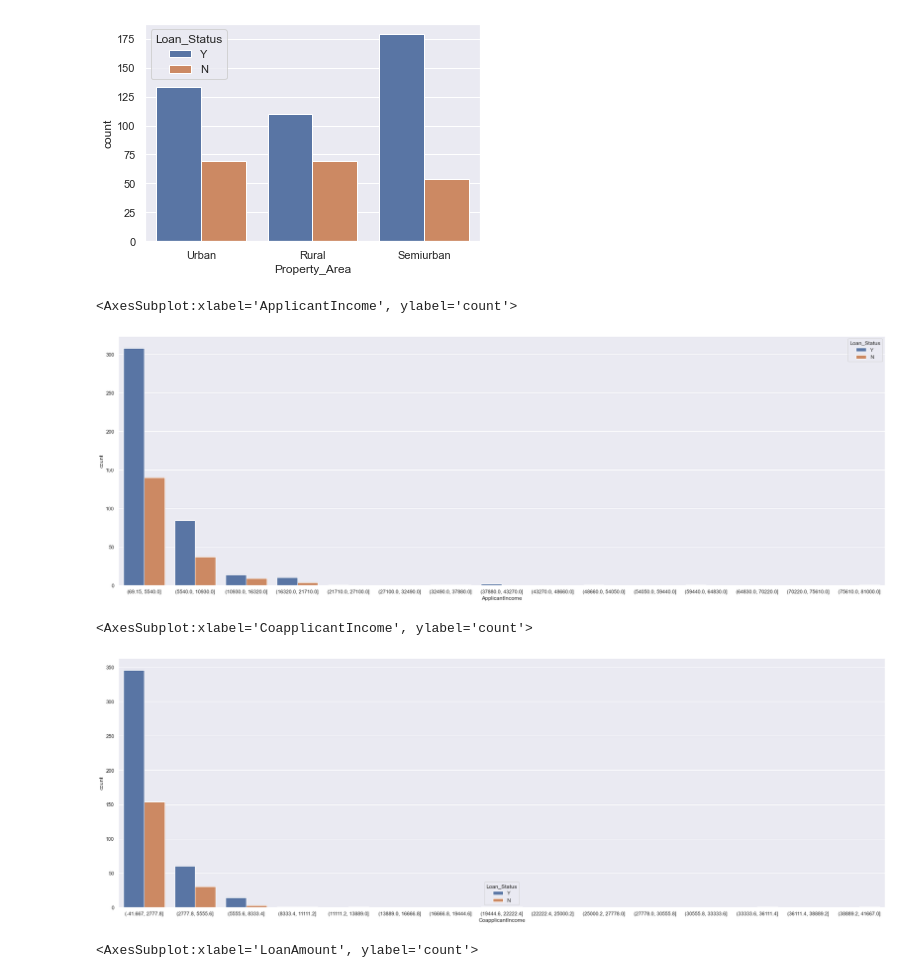
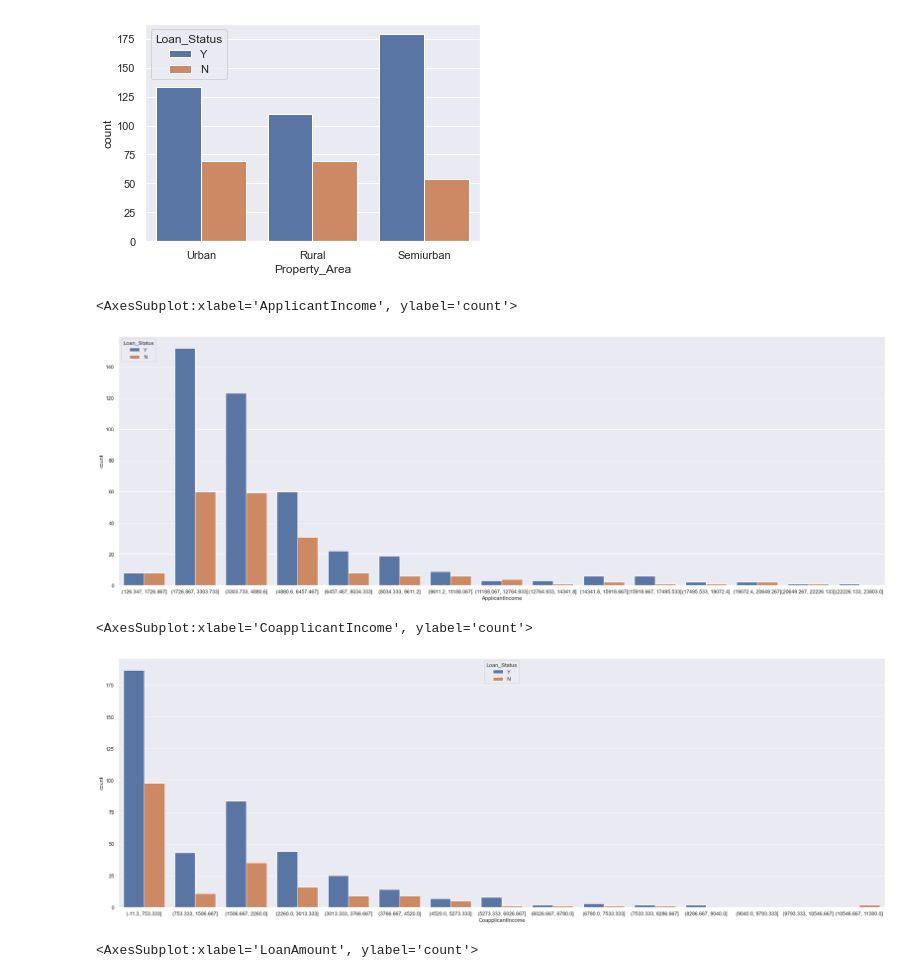
Before and after one commit to bob-loblawb/Loan-Prediction, a Jupyter notebook: loan.ipynb, the cells around one changed output. Saved outputs shown, nothing was run; the diff lists cells and outputs as text; code cells hidden in the pictures.

```diff
--- a/loan.ipynb
+++ b/loan.ipynb
@@ -162,27 +175,35 @@ sns.countplot(x='Property_Area',hue='Loan_Status',data=train)
 <AxesSubplot:xlabel='Property_Area', ylabel='count'>
 [figure]
 # %%
-#drop rows where loan status i
-#train.dropna(subset=['Loan_Status'])
+#Dividing people by income to find distribution of loan applicants and loan approval by income
 df=train
+#remove outliers
+df=df[df['ApplicantIncome']<30000]
+df2=df
+#bin applicant income into 15 bins
 df=pd.cut(df['ApplicantIncome'],bins=15)
-df2=pd.concat([df,train['Loan_Status']],axis=1)
-df2
+#concat the result with loan_status
+df2=pd.concat([df,df2['Loan_Status']],axis=1)
 plt.figure(figsize=(30,10))
 sns.countplot(x='ApplicantIncome',hue='Loan_Status',data=df2)
 # %% [output]
 <AxesSubplot:xlabel='ApplicantIncome', ylabel='count'>
-[figure, old version]
+[figure, new version]
 # %%
+#Dividing people by coapplicantincome to find distribution of loan applicants and loan approval by coapplicantincome
 df=train
+#remove outliers
+df=df[df['CoapplicantIncome']<15000]
+df2=df
+#bin Coapplicant income into 15 bins
 df=pd.cut(df['CoapplicantIncome'],bins=15)
-df2=pd.concat([df,train['Loan_Status']],axis=1)
-df2
+#concat the result with loan_status
+df2=pd.concat([df,df2['Loan_Status']],axis=1)
 plt.figure(figsize=(30,10))
 sns.countplot(x='CoapplicantIncome',hue='Loan_Status',data=df2)
 # %% [output]
 <AxesSubplot:xlabel='CoapplicantIncome', ylabel='count'>
-[figure, old version]
+[figure, new version]
 # %%
 df=train
 df=pd.cut(df['LoanAmount'],bins=15)
```
Also changed, not shown: parts of 72 cells of this notebook.
